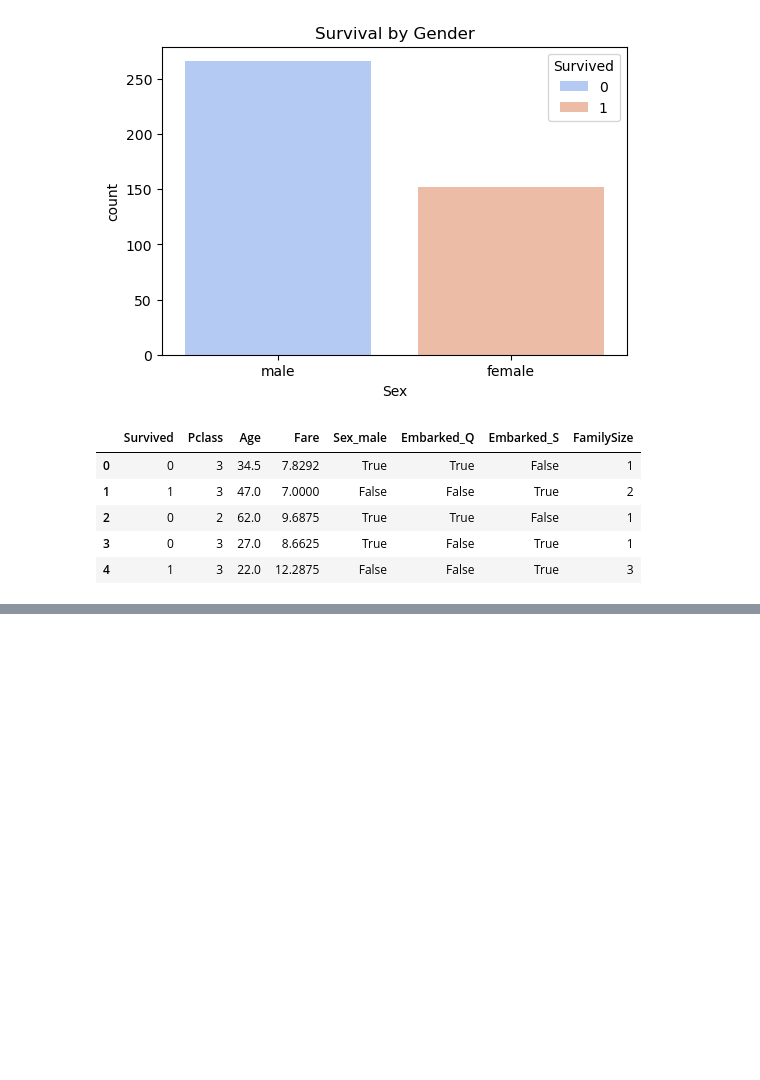
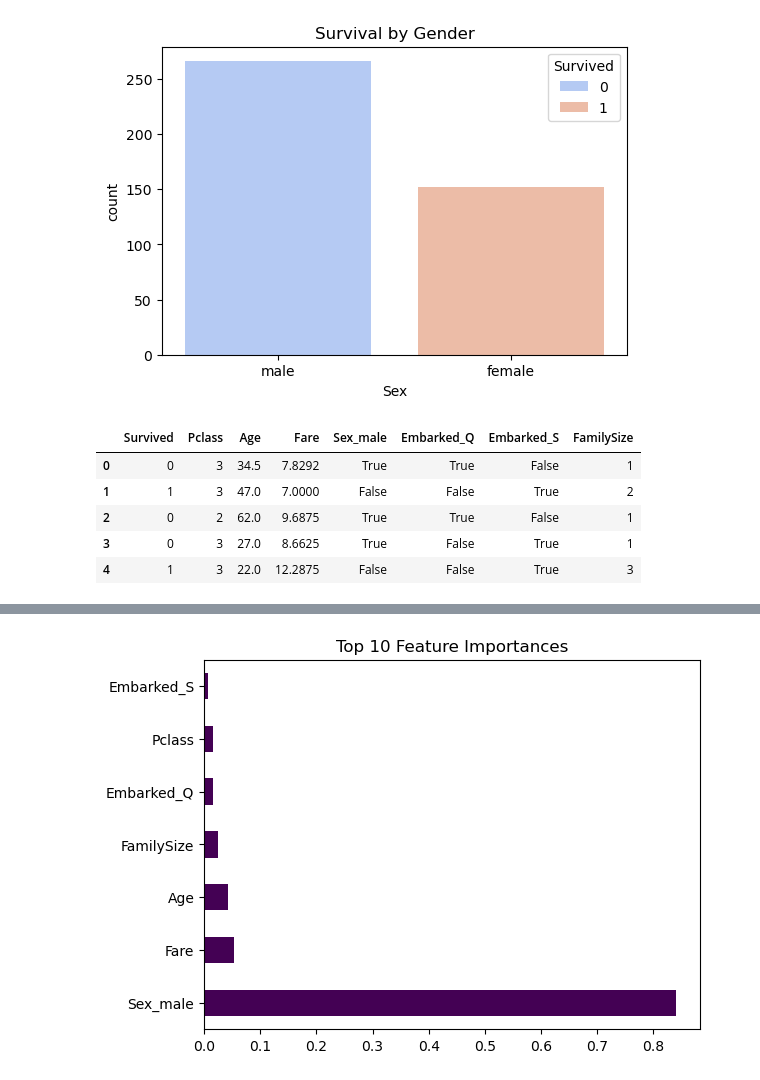
Before and after one commit to mudrap2706/Titanic_Survival_Analysis, a Jupyter notebook: titanic_analysis.ipynb, the cells around one changed output, grey strips where cells are left out. Cells and saved outputs as stored; diff of their text form; code cells hidden in the pictures; blank space fills up the shorter version.

```diff
--- a/titanic_analysis.ipynb
+++ b/titanic_analysis.ipynb
@@ -96,0 +159,9 @@ X_train, X_test, y_train, y_test = train_test_split(X, y, test_size=0.2, random_
+# %%
+# ANN Model
+from sklearn.neural_network import MLPClassifier
+
+ann_model = MLPClassifier(hidden_layer_sizes=(64,32), activation='relu', max_iter=500)
+ann_model.fit(X_train, y_train)
+y_pred_ann = ann_model.predict(X_test)
+
+print("ANN Accuracy:", accuracy_score(y_test, y_pred_ann))
@@ -96,0 +170,26 @@ X_train, X_test, y_train, y_test = train_test_split(X, y, test_size=0.2, random_
+# %%
+# AdaBoost Classifier
+from sklearn.ensemble import AdaBoostClassifier
+
+ada_model = AdaBoostClassifier(n_estimators=100)
+ada_model.fit(X_train, y_train)
+y_pred_ada = ada_model.predict(X_test)
+
+print("AdaBoost Accuracy:", accuracy_score(y_test, y_pred_ada))
+
+# Gradient Boosting Classifier
+from sklearn.ensemble import GradientBoostingClassifier
+
+gb_model = GradientBoostingClassifier(n_estimators=100)
+gb_model.fit(X_train, y_train)
+y_pred_gb = gb_model.predict(X_test)
+
+print("Gradient Boost Accuracy:", accuracy_score(y_test, y_pred_gb))
+
+# XGBoost Classifier
+
+xgb_model = xgb.XGBClassifier(use_label_encoder=False, eval_metric='logloss')
+xgb_model.fit(X_train, y_train)
+y_pred_xgb = xgb_model.predict(X_test)
+
+print("XGBoost Accuracy:", accuracy_score(y_test, y_pred_xgb))
@@ -96,0 +217,8 @@ X_train, X_test, y_train, y_test = train_test_split(X, y, test_size=0.2, random_
+# %%
+# Feature Importance
+feature_importances = pd.Series(rf_model.feature_importances_, index=X_train.columns)
+feature_importances.nlargest(10).plot(kind='barh', colormap='viridis')
+plt.title("Top 10 Feature Importances")
+plt.show()
+# %% [output]
+[figure, added]
```
Also changed, not shown: parts of 9 cells of this notebook.
